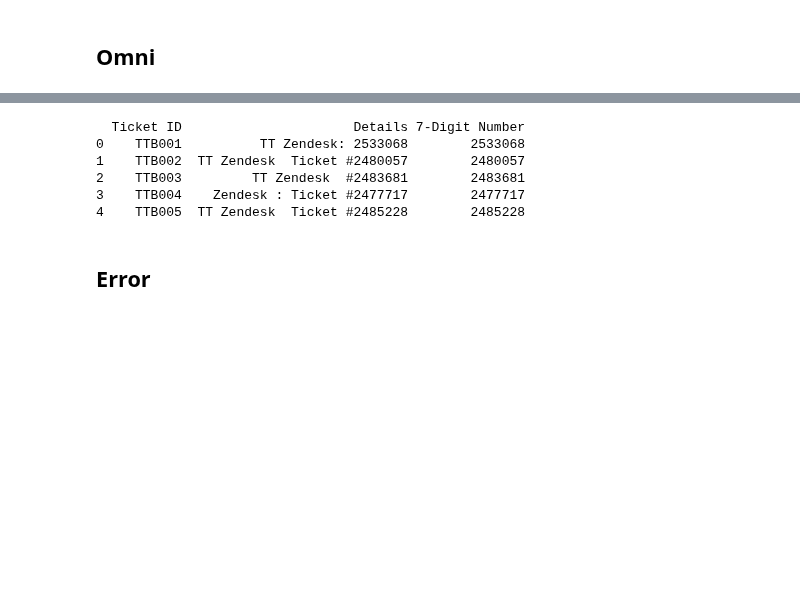
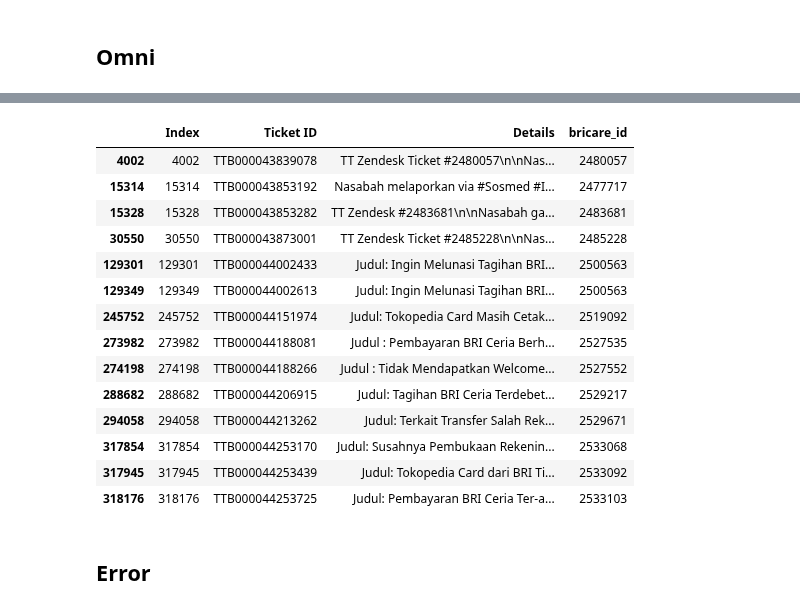
Before and after one commit to masterA88/dataquality2-new, a Jupyter notebook: cleansing.ipynb, the cells around one changed output, grey strips where cells are left out. Saved outputs shown, nothing was run; the diff lists cells and outputs as text; code cells hidden in the pictures; blank space fills up the shorter version.

```diff
--- a/cleansing.ipynb
+++ b/cleansing.ipynb
@@ -572,40 +648,52 @@ df.head()
 # %%
 import pandas as pd
 import re
 
 # Sample data
 data = {
     'Ticket ID': ['TTB001', 'TTB002', 'TTB003', 'TTB004', 'TTB005'],
     'Details': [
         'TT Zendesk: 2533068',
         'TT Zendesk  Ticket #2480057',
         'TT Zendesk  #2483681',
         'Zendesk : Ticket #2477717',
         'TT Zendesk  Ticket #2485228'
     ]
 }
 
 # Create a DataFrame
-df = pd.DataFrame(data)
+
+path=r"D:\dataquality\exp_51.csv"
+df=pd.read_csv(path)
 
 # Function to extract the 7-digit number from the Details column
 def extract_number(detail):
-    match = re.search(r'(\d{7})', detail)
+    match = re.search(r'Zendesk.*?(\d{7})', detail)
     if match:
         return match.group(1)
     return None
 
 # Add a new column with the extracted 7-digit numbers
-df['7-Digit Number'] = df['Details'].apply(extract_number)
+df['bricare_id'] = df['Details'].apply(extract_number)
 
-print(df)
+df.dropna(inplace=True)
+df
 # %% [output]
-  Ticket ID                      Details 7-Digit Number
-0    TTB001          TT Zendesk: 2533068        2533068
-1    TTB002  TT Zendesk  Ticket #2480057        2480057
-2    TTB003         TT Zendesk  #2483681        2483681
-3    TTB004    Zendesk : Ticket #2477717        2477717
-4    TTB005  TT Zendesk  Ticket #2485228        2485228
+|  | Index | Ticket ID | Details | bricare_id |
+| 4002 | 4002 | TTB000043839078 | TT Zendesk Ticket #2480057\n\nNas... | 2480057 |
+| 15314 | 15314 | TTB000043853192 | Nasabah melaporkan via #Sosmed #I... | 2477717 |
+| 15328 | 15328 | TTB000043853282 | TT Zendesk #2483681\n\nNasabah ga... | 2483681 |
+| 30550 | 30550 | TTB000043873001 | TT Zendesk Ticket #2485228\n\nNas... | 2485228 |
+| 129301 | 129301 | TTB000044002433 | Judul: Ingin Melunasi Tagihan BRI... | 2500563 |
+| 129349 | 129349 | TTB000044002613 | Judul: Ingin Melunasi Tagihan BRI... | 2500563 |
+| 245752 | 245752 | TTB000044151974 | Judul: Tokopedia Card Masih Cetak... | 2519092 |
+| 273982 | 273982 | TTB000044188081 | Judul : Pembayaran BRI Ceria Berh... | 2527535 |
+| 274198 | 274198 | TTB000044188266 | Judul : Tidak Mendapatkan Welcome... | 2527552 |
+| 288682 | 288682 | TTB000044206915 | Judul: Tagihan BRI Ceria Terdebet... | 2529217 |
+| 294058 | 294058 | TTB000044213262 | Judul: Terkait Transfer Salah Rek... | 2529671 |
+| 317854 | 317854 | TTB000044253170 | Judul: Susahnya Pembukaan Rekenin... | 2533068 |
+| 317945 | 317945 | TTB000044253439 | Judul: Tokopedia Card dari BRI Ti... | 2533092 |
+| 318176 | 318176 | TTB000044253725 | Judul: Pembayaran BRI Ceria Ter-a... | 2533103 |
 # %% [markdown]
 ## Error
 # %%
```
Also changed, not shown: parts of 10 cells of this notebook.
